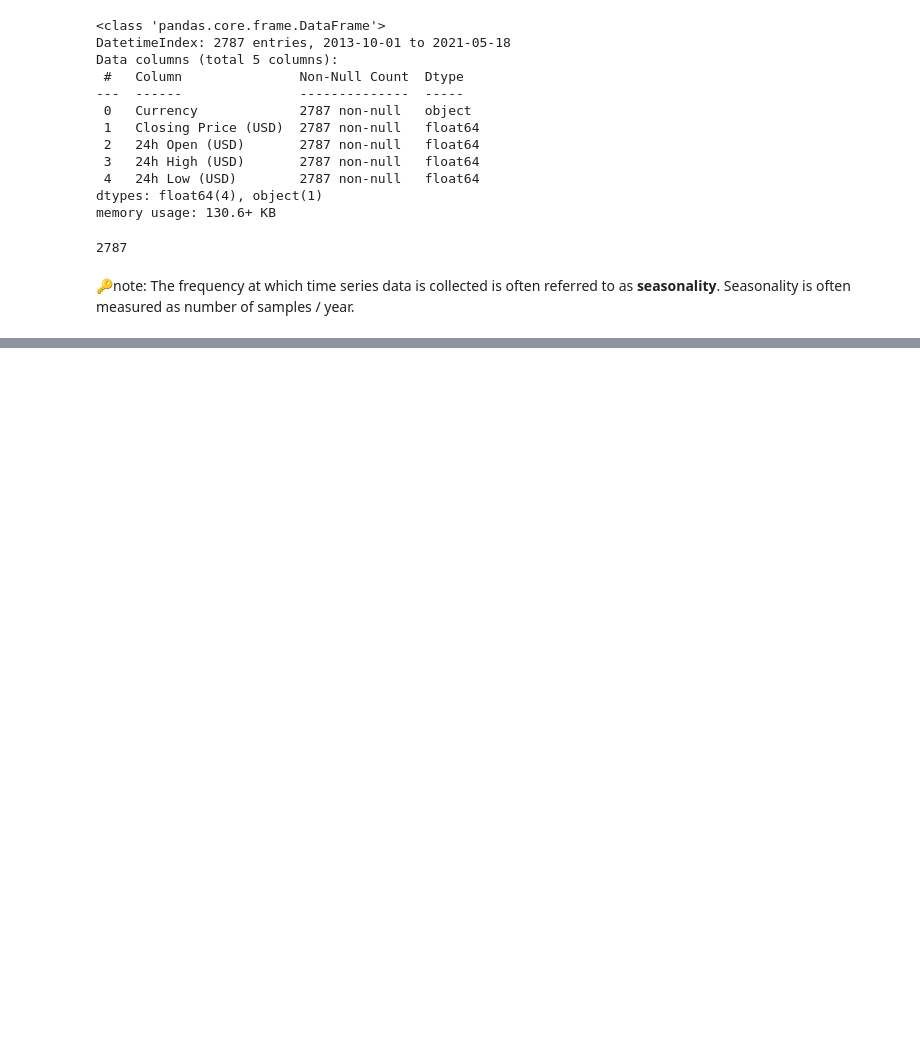
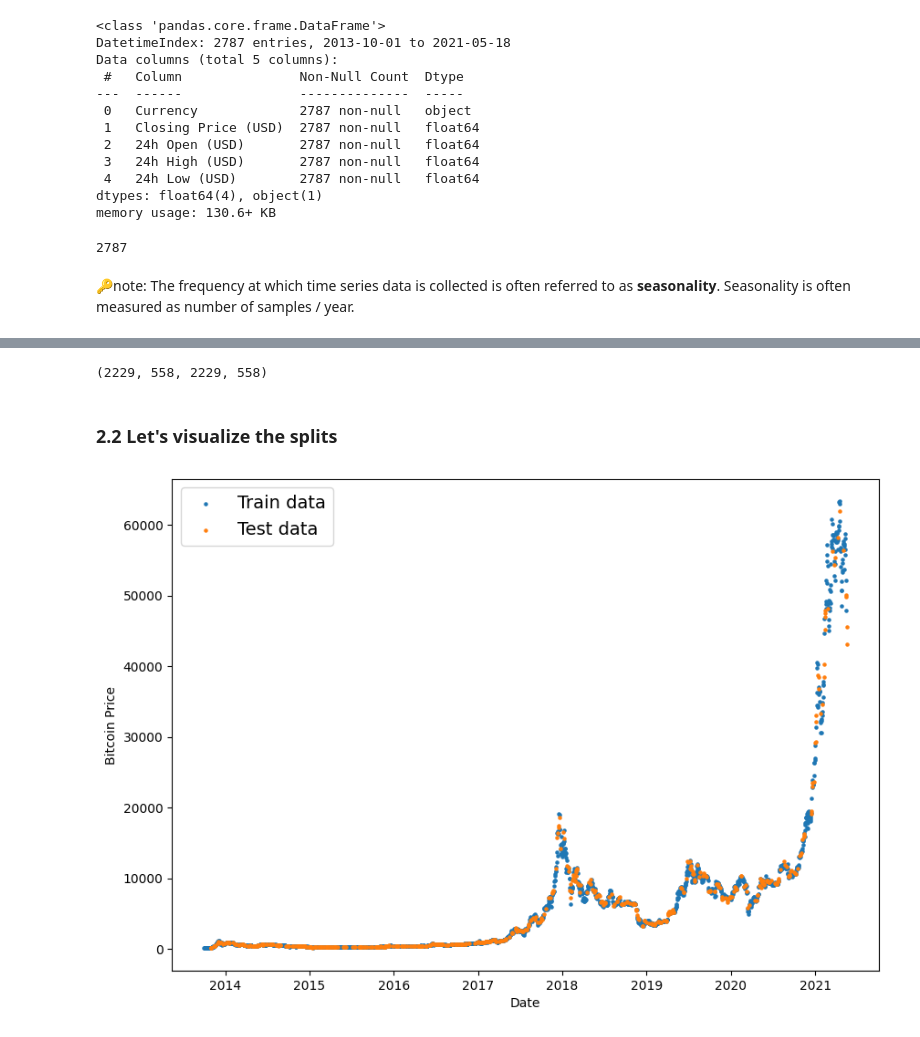
Before and after one commit to bikash119/learn_tensorflow, a Jupyter notebook: learn_tf_007.ipynb, the cells around one changed output, grey strips where cells are left out. Saved outputs shown, nothing was run; the diff lists cells and outputs as text; code cells hidden in the pictures; blank space fills up the shorter version.

```diff
--- a/learn_tf_007.ipynb
+++ b/learn_tf_007.ipynb
@@ -79,0 +103,6 @@ len(price_df)
+# %%
+# Convert our dataframe index and columns to numpy arrays
+timesteps = daily_price_df.index.to_numpy()
+prices = daily_price_df["Price"].to_numpy()
+
+timesteps[:10], prices[:10]
@@ -79,0 +118,21 @@ len(price_df)
+# %%
+from sklearn.model_selection import train_test_split
+X_train,X_test, y_train, y_test = train_test_split(timesteps
+                                                   ,prices
+                                                   ,test_size=0.2
+                                                   ,random_state=42)
+len(X_train),len(X_test), len(y_train), len(y_test)
+# %% [output]
+(2229, 558, 2229, 558)
+# %% [markdown]
+### 2.2 Let's visualize the splits
+# %%
+plt.figure(figsize=(10,7))
+plt.scatter(X_train,y_train,s=5,label="Train data")
+plt.scatter(X_test,y_test,s=5,label="Test data")
+plt.xlabel("Date")
+plt.ylabel("Bitcoin Price")
+plt.legend(fontsize=14)
+plt.show();
+# %% [output]
+[figure, added]
```
Also changed, not shown: parts of 56 cells of this notebook.
